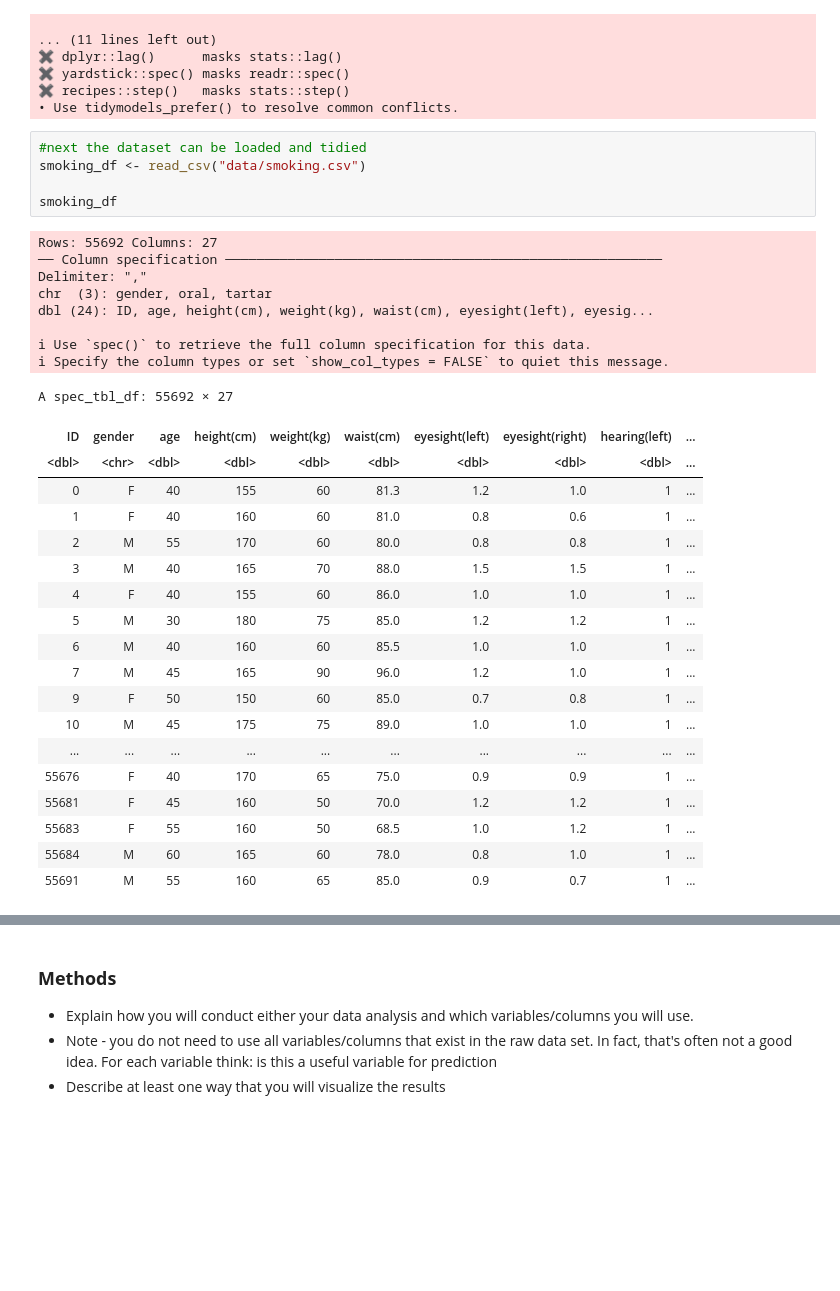
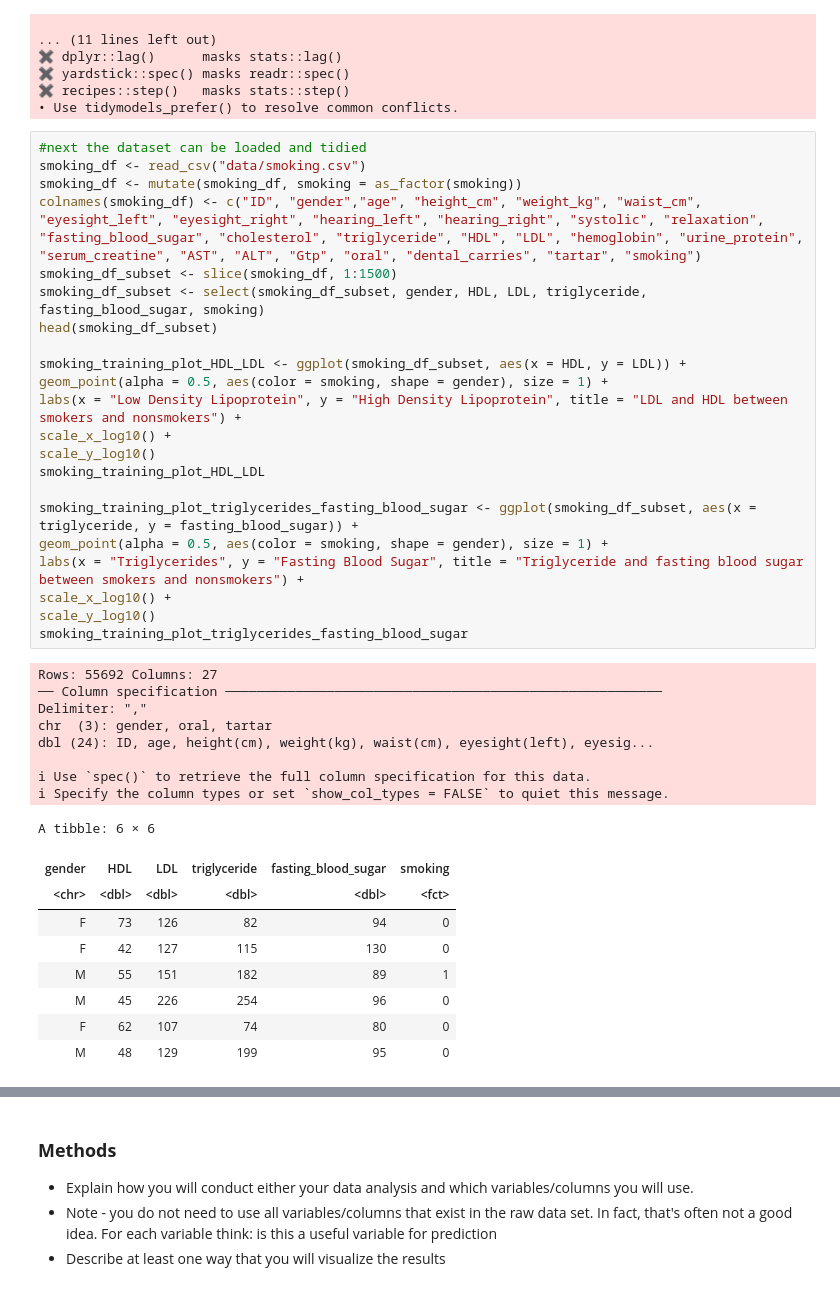
Before and after one commit to egreenall1/dsci100_group_project, a Jupyter notebook: group_project_v1.ipynb, the cells around one changed output, grey strips where cells are left out. Cells and saved outputs as stored; diff of their text form; blank space fills up the shorter version.

```diff
--- a/group_project_v1.ipynb
+++ b/group_project_v1.ipynb
@@ -44,33 +44,40 @@ library(RColorBrewer)
 # %%
 #next the dataset can be loaded and tidied
 smoking_df <- read_csv("data/smoking.csv")
+smoking_df <- mutate(smoking_df, smoking = as_factor(smoking))
+colnames(smoking_df) <- c("ID", "gender","age", "height_cm", "weight_kg", "waist_cm", "eyesight_left", "eyesight_right", "hearing_left", "hearing_right", "systolic", "relaxation", "fasting_blood_sugar", "cholesterol", "triglyceride", "HDL", "LDL", "hemoglobin", "urine_protein", "serum_creatine", "AST", "ALT", "Gtp", "oral", "dental_carries", "tartar", "smoking")
+smoking_df_subset <- slice(smoking_df, 1:1500)
+smoking_df_subset <- select(smoking_df_subset, gender, HDL, LDL, triglyceride, fasting_blood_sugar, smoking)
+head(smoking_df_subset)
 
-smoking_df
+smoking_training_plot_HDL_LDL <- ggplot(smoking_df_subset, aes(x = HDL, y = LDL)) +
+geom_point(alpha = 0.5, aes(color = smoking, shape = gender), size = 1) +
+labs(x = "Low Density Lipoprotein", y = "High Density Lipoprotein", title = "LDL and HDL between smokers and nonsmokers") +
+scale_x_log10() +
+scale_y_log10()
+smoking_training_plot_HDL_LDL
+
+smoking_training_plot_triglycerides_fasting_blood_sugar <- ggplot(smoking_df_subset, aes(x = triglyceride, y = fasting_blood_sugar)) +
+geom_point(alpha = 0.5, aes(color = smoking, shape = gender), size = 1) +
+labs(x = "Triglycerides", y = "Fasting Blood Sugar", title = "Triglyceride and fasting blood sugar between smokers and nonsmokers") +
+scale_x_log10() +
+scale_y_log10()
+smoking_training_plot_triglycerides_fasting_blood_sugar
 # %% [output]
 Rows: 55692 Columns: 27
 ── Column specification ────────────────────────────────────────────────────────
 Delimiter: ","
 chr  (3): gender, oral, tartar
 dbl (24): ID, age, height(cm), weight(kg), waist(cm), eyesight(left), eyesig...
 
 ℹ Use `spec()` to retrieve the full column specification for this data.
 ℹ Specify the column types or set `show_col_types = FALSE` to quiet this message.
-A spec_tbl_df: 55692 × 27
+A tibble: 6 × 6
-| ID | gender | age | height(cm) | weight(kg) | waist(cm) | eyesight(left) | eyesight(right) | hearing(left) | ... |
-| <dbl> | <chr> | <dbl> | <dbl> | <dbl> | <dbl> | <dbl> | <dbl> | <dbl> | ... |
-| 0 | F | 40 | 155 | 60 | 81.3 | 1.2 | 1.0 | 1 | ... |
-| 1 | F | 40 | 160 | 60 | 81.0 | 0.8 | 0.6 | 1 | ... |
-| 2 | M | 55 | 170 | 60 | 80.0 | 0.8 | 0.8 | 1 | ... |
-| 3 | M | 40 | 165 | 70 | 88.0 | 1.5 | 1.5 | 1 | ... |
-| 4 | F | 40 | 155 | 60 | 86.0 | 1.0 | 1.0 | 1 | ... |
-| 5 | M | 30 | 180 | 75 | 85.0 | 1.2 | 1.2 | 1 | ... |
-| 6 | M | 40 | 160 | 60 | 85.5 | 1.0 | 1.0 | 1 | ... |
-| 7 | M | 45 | 165 | 90 | 96.0 | 1.2 | 1.0 | 1 | ... |
-| 9 | F | 50 | 150 | 60 | 85.0 | 0.7 | 0.8 | 1 | ... |
-| 10 | M | 45 | 175 | 75 | 89.0 | 1.0 | 1.0 | 1 | ... |
-| ... | ... | ... | ... | ... | ... | ... | ... | ... | ... |
-| 55676 | F | 40 | 170 | 65 | 75.0 | 0.9 | 0.9 | 1 | ... |
-| 55681 | F | 45 | 160 | 50 | 70.0 | 1.2 | 1.2 | 1 | ... |
-| 55683 | F | 55 | 160 | 50 | 68.5 | 1.0 | 1.2 | 1 | ... |
-| 55684 | M | 60 | 165 | 60 | 78.0 | 0.8 | 1.0 | 1 | ... |
-| 55691 | M | 55 | 160 | 65 | 85.0 | 0.9 | 0.7 | 1 | ... |
+| gender | HDL | LDL | triglyceride | fasting_blood_sugar | smoking |
+| <chr> | <dbl> | <dbl> | <dbl> | <dbl> | <fct> |
+| F | 73 | 126 | 82 | 94 | 0 |
+| F | 42 | 127 | 115 | 130 | 0 |
+| M | 55 | 151 | 182 | 89 | 1 |
+| M | 45 | 226 | 254 | 96 | 0 |
+| F | 62 | 107 | 74 | 80 | 0 |
+| M | 48 | 129 | 199 | 95 | 0 |
```
Also changed, not shown: parts of 1 cell of this notebook.
